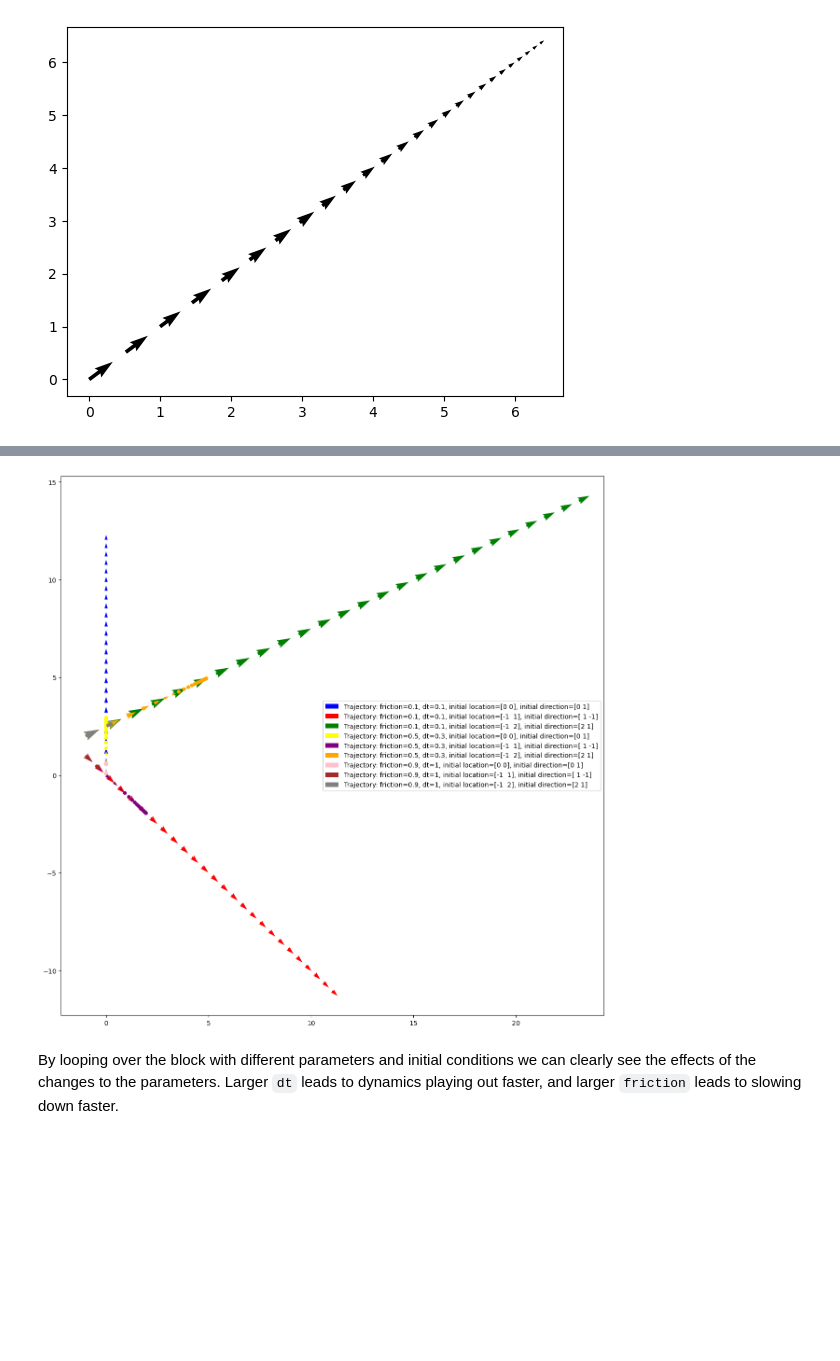
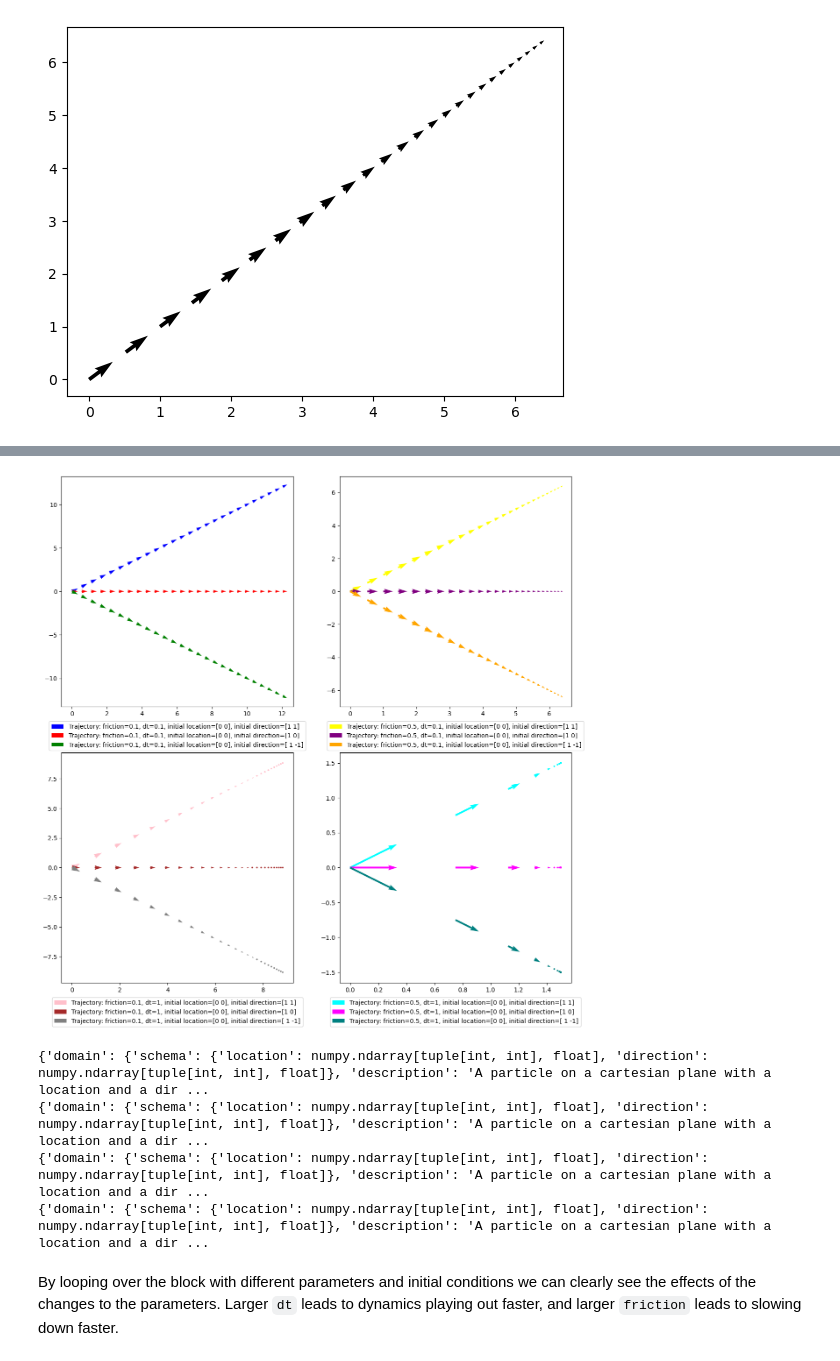
Before and after one commit to mzargham/gds-statespace-walkthrough, a Jupyter notebook: blocks.ipynb, the cells around one changed output, grey strips where cells are left out. Drawn from its saved outputs; the diff is of its cells as text; code cells hidden in the pictures; blank space fills up the shorter version.

```diff
--- a/blocks.ipynb
+++ b/blocks.ipynb
@@ -76,5 +89,5 @@ here we use $(x,y)$ to denote `location` and $(\dot x, \dot y)$ to denote `direc
 # %%
-paramSpace = {'schema': {'friction': float, 'dt': float}, 'constraint': lambda x: x['friction'] > 0 and x['friction']<1 and x['dt'] > 0 }
+paramSpace = {'schema': {'friction': float, 'dt': float}, 'constraint': lambda x: x['friction'] >= 0 and x['friction']<1 and x['dt'] > 0 }
 # %%
 paramPoint = {'friction': 0.5, 'dt': 0.1}
 print(paramPoint)
@@ -153,7 +188,7 @@ def motion_sequence(particle: particle, n: int, motion_func: Callable[[particle]
         particles.append(motion_func(particles[-1]))
     return particles
 
-trajectory= motion_sequence(particlet0, 25, motion_func)
+trajectory= motion_sequence(particlet0, 25, motion_block['logic'])
 trajectory
 # %% [output]
 [{'location': array([0., 0.]), 'direction': array([1., 1.])},
@@ -187,25 +230,40 @@ plt.show()
 # %%
 # create a loop we change the parameters and the initial conditions and replot the trajectory
-paramPoints = [{'friction': 0.1, 'dt': 0.1}, {'friction': 0.5, 'dt': 0.3}, {'friction': 0.9, 'dt': 1}]
-particlet0s = [{'location': np.array([0, 0]), 'direction': np.array([0, 1])}, {'location': np.array([-1, 1]), 'direction': np.array([1, -1])}, {'location': np.array([-1, 2]), 'direction': np.array([2, 1])}]
+paramPoints = [{'friction': 0.1, 'dt': 0.1}, {'friction': 0.5, 'dt': 0.1}, {'friction': 0.1, 'dt': 1},  {'friction': 0.5, 'dt': 1}]
+particlet0s = [{'location': np.array([0, 0]), 'direction': np.array([1, 1])}, {'location': np.array([0, 0]), 'direction': np.array([1, 0])}, {'location': np.array([0, 0]), 'direction': np.array([1, -1])}]
 
-colors = ['blue', 'red', 'green', 'yellow', 'purple', 'orange', 'pink', 'brown', 'grey']
-plt.figure(figsize=(15, 15))
+colors = ['blue', 'red', 'green', 'yellow', 'purple', 'orange', 'pink', 'brown', 'grey', 'cyan', 'magenta', 'teal']
+fig, axs = plt.subplots(2, 2, figsize=(15, 15))
+
+# create a list of blocks with different parameters and initial conditions
+blocks = []
+
 for i, paramPoint in enumerate(paramPoints):
+
+    motion_func = motion_func_creator(paramPoint)
+    block = {'domain':particle, 'codomain':particle, 'paramSpace':paramSpace, 'logic':motion_func, 'params':paramPoint}
+    blocks.append(block)
+
     for j, particlet0 in enumerate(particlet0s):
-        motion_func = motion_func_creator(paramPoint)
-        trajectory = motion_sequence(particlet0, 25, motion_func)
+        trajectory = motion_sequence(particlet0, 25, block['logic'])
         x = [p['location'][0] for p in trajectory]
         y = [p['location'][1] for p in trajectory]
         u = [p['direction'][0] for p in trajectory]
         v = [p['direction'][1] for p in trajectory]
 
 
-        plt.quiver(x, y, u, v, scale=3, scale_units='xy', angles='xy', color=colors[(i*len(particlet0s)+j)%len(colors)], label=f"Trajectory: friction={paramPoint['friction']}, dt={paramPoint['dt']}, initial location={particlet0['location']}, initial direction={particlet0['direction']}")
-plt.legend()
+        axs[i//2, i%2].quiver(x, y, u, v, scale=3, scale_units='xy', angles='xy', color=colors[(i*len(particlet0s)+j)%len(colors)], label=f"Trajectory: friction={paramPoint['friction']}, dt={paramPoint['dt']}, initial location={particlet0['location']}, initial direction={particlet0['direction']}")
+        axs[i//2, i%2].legend(loc='upper center', bbox_to_anchor=(0.5, -0.05), ncol=1)
+axs[1, 1].legend(loc='upper center', bbox_to_anchor=(0.5, -0.05), ncol=1)
 
 plt.show()
+for block in blocks:
+    print(block)
 # %% [output]
-[figure, old version]
+[figure, new version]
+{'domain': {'schema': {'location': numpy.ndarray[tuple[int, int], float], 'direction': numpy.ndarray[tuple[int, int], float]}, 'description': 'A particle on a cartesian plane with a location and a dir ...
+{'domain': {'schema': {'location': numpy.ndarray[tuple[int, int], float], 'direction': numpy.ndarray[tuple[int, int], float]}, 'description': 'A particle on a cartesian plane with a location and a dir ...
+{'domain': {'schema': {'location': numpy.ndarray[tuple[int, int], float], 'direction': numpy.ndarray[tuple[int, int], float]}, 'description': 'A particle on a cartesian plane with a location and a dir ...
+{'domain': {'schema': {'location': numpy.ndarray[tuple[int, int], float], 'direction': numpy.ndarray[tuple[int, int], float]}, 'description': 'A particle on a cartesian plane with a location and a dir ...
 # %% [markdown]
 By looping over the block with different parameters and initial conditions we can clearly see the effects of the changes to the parameters. Larger `dt` leads to dynamics playing out faster, and larger `friction` leads to slowing down faster.
```
Also changed, not shown: parts of 11 cells of this notebook.
